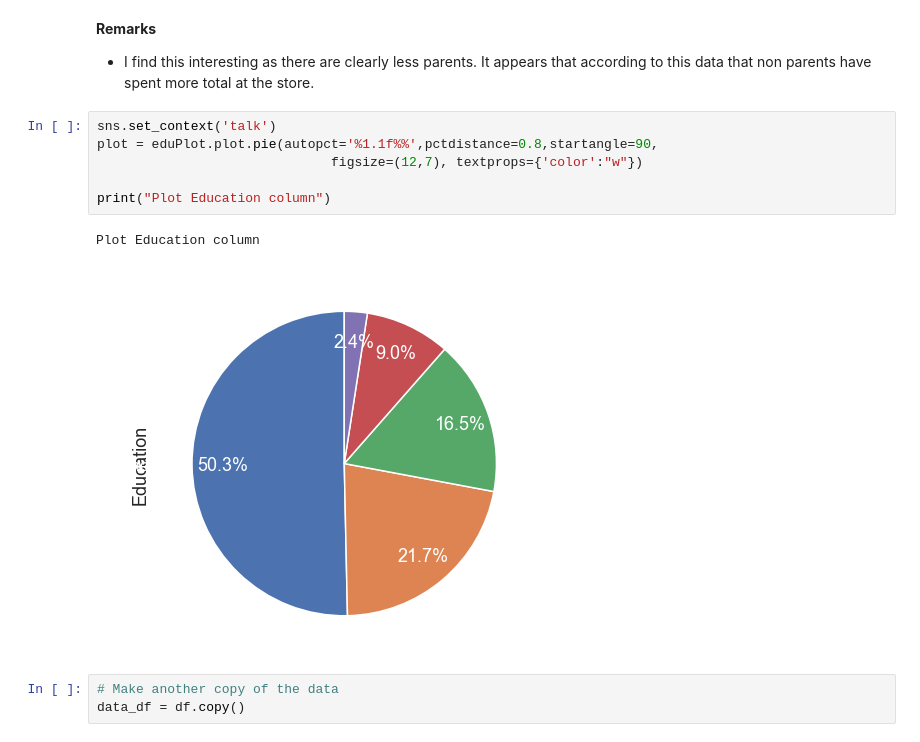
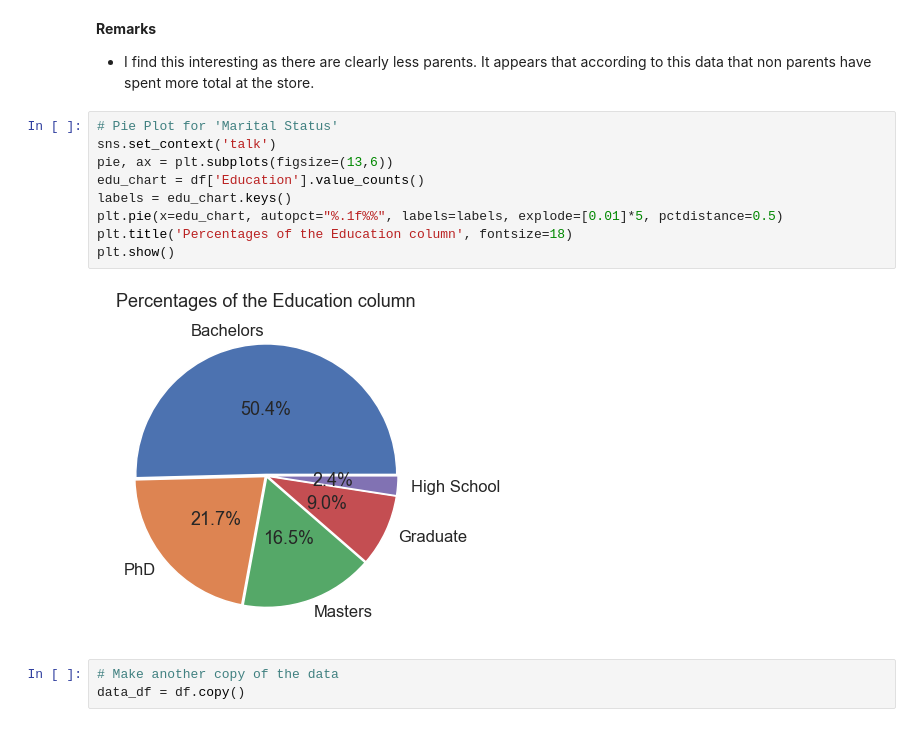
Before and after one commit to ITguy2018/ClusterAnalysis, a Jupyter notebook: Marketing_Campaign.ipynb, the cells around one changed output. Drawn from its saved outputs; the diff is of its cells as text.

```diff
--- a/Marketing_Campaign.ipynb
+++ b/Marketing_Campaign.ipynb
@@ -615,15 +564,17 @@ Total spend if parent or not a parent
 **Remarks**
 
    - I find this interesting as there are clearly less parents. It appears that according to this data that non parents have spent more total at the store.
-# %%
-sns.set_context('talk')
-plot = eduPlot.plot.pie(autopct='%1.1f%%',pctdistance=0.8,startangle=90,
-                              figsize=(12,7), textprops={'color':"w"})
-
-print("Plot Education column")
-# %% [output]
-Plot Education column
-[figure, removed]
+# %%
+# Pie Plot for 'Marital Status'
+sns.set_context('talk')
+pie, ax = plt.subplots(figsize=(13,6))
+edu_chart = df['Education'].value_counts()
+labels = edu_chart.keys()
+plt.pie(x=edu_chart, autopct="%.1f%%", labels=labels, explode=[0.01]*5, pctdistance=0.5)
+plt.title('Percentages of the Education column', fontsize=18)
+plt.show()
+# %% [output]
+[figure, added]
 # %%
 # Make another copy of the data
 data_df = df.copy()
```
Also changed, not shown: parts of 34 cells of this notebook.
